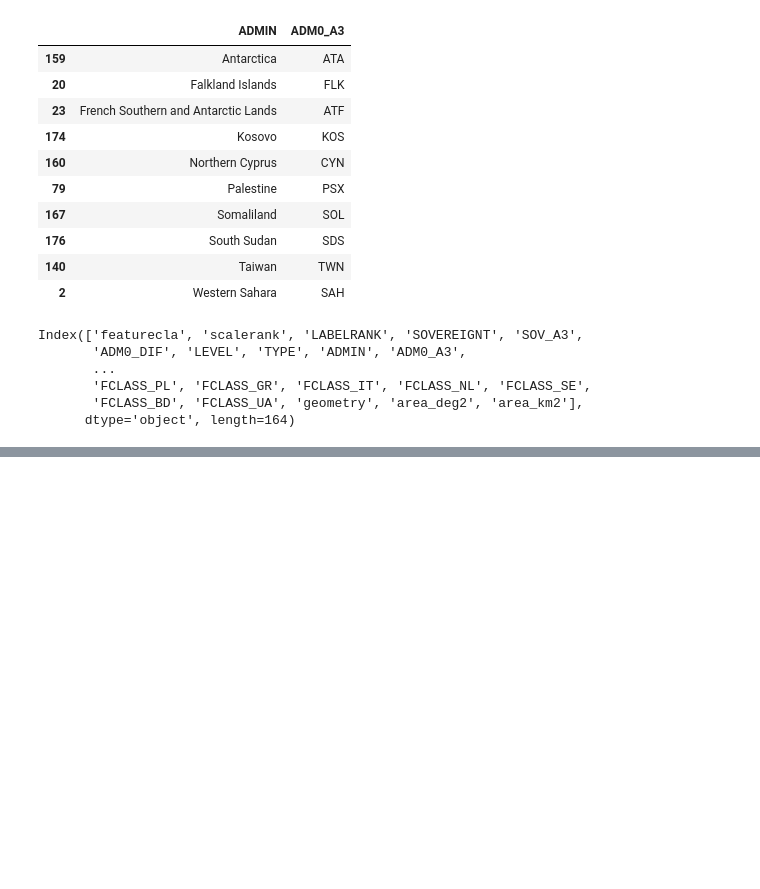
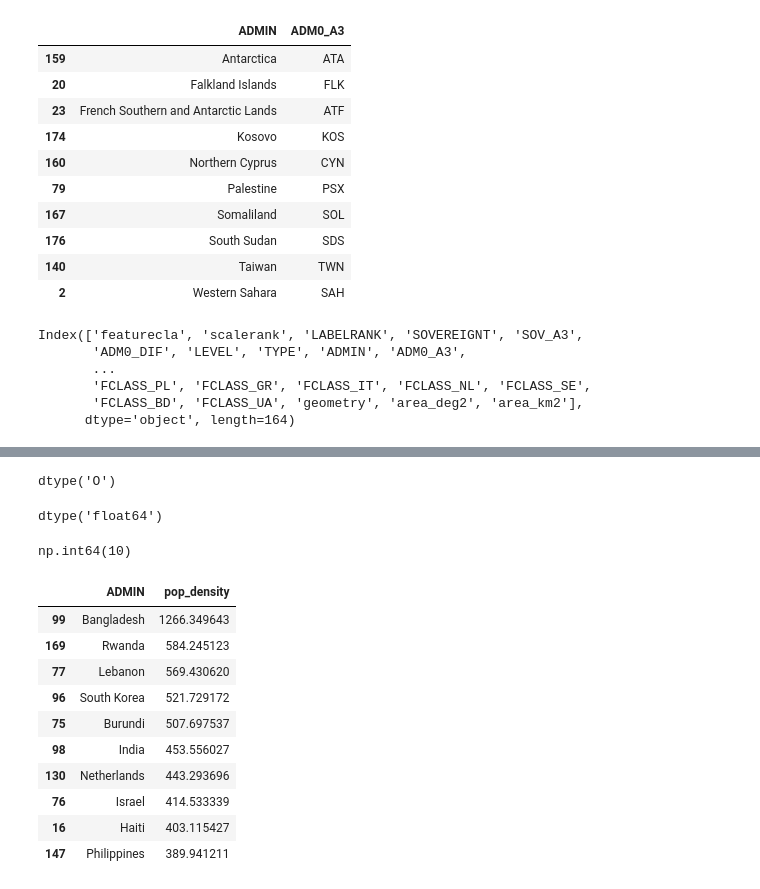
Before and after one commit to aakarsh-dev-commits/population-urban-explorer, a Jupyter notebook: notebooks/01_explore_data.ipynb, the cells around one changed output, grey strips where cells are left out. Drawn from its saved outputs; the diff is of its cells as text; code cells hidden in the pictures; blank space fills up the shorter version.

Commit message:
Compute population density using equal-area projection

```diff
--- a/notebooks/01_explore_data.ipynb
+++ b/notebooks/01_explore_data.ipynb
@@ -271,0 +272,35 @@ world_eq.head()
+# %%
+world_pop["2022 [YR2022]"].dtype
+# %% [output]
+dtype('O')
+# %%
+world_pop["population"] = pd.to_numeric(
+    world_pop["2022 [YR2022]"],
+    errors = "coerce"
+)
+# %%
+world_pop["population"].dtype
+# %% [output]
+dtype('float64')
+# %%
+world_pop["population"].isna().sum()
+# %% [output]
+np.int64(10)
+# %%
+world_pop["pop_density"] = (
+    world_pop["population"] / world_pop["area_km2"]
+)
+# %%
+world_pop.sort_values("pop_density" , ascending = False)[["ADMIN","pop_density"]].head(10)
+# %% [output]
+|  | ADMIN | pop_density |
+| 99 | Bangladesh | 1266.349643 |
+| 169 | Rwanda | 584.245123 |
+| 77 | Lebanon | 569.430620 |
+| 96 | South Korea | 521.729172 |
+| 75 | Burundi | 507.697537 |
+| 98 | India | 453.556027 |
+| 130 | Netherlands | 443.293696 |
+| 76 | Israel | 414.533339 |
+| 16 | Haiti | 403.115427 |
+| 147 | Philippines | 389.941211 |
```
Also changed, not shown: parts of 1 cell of this notebook.
